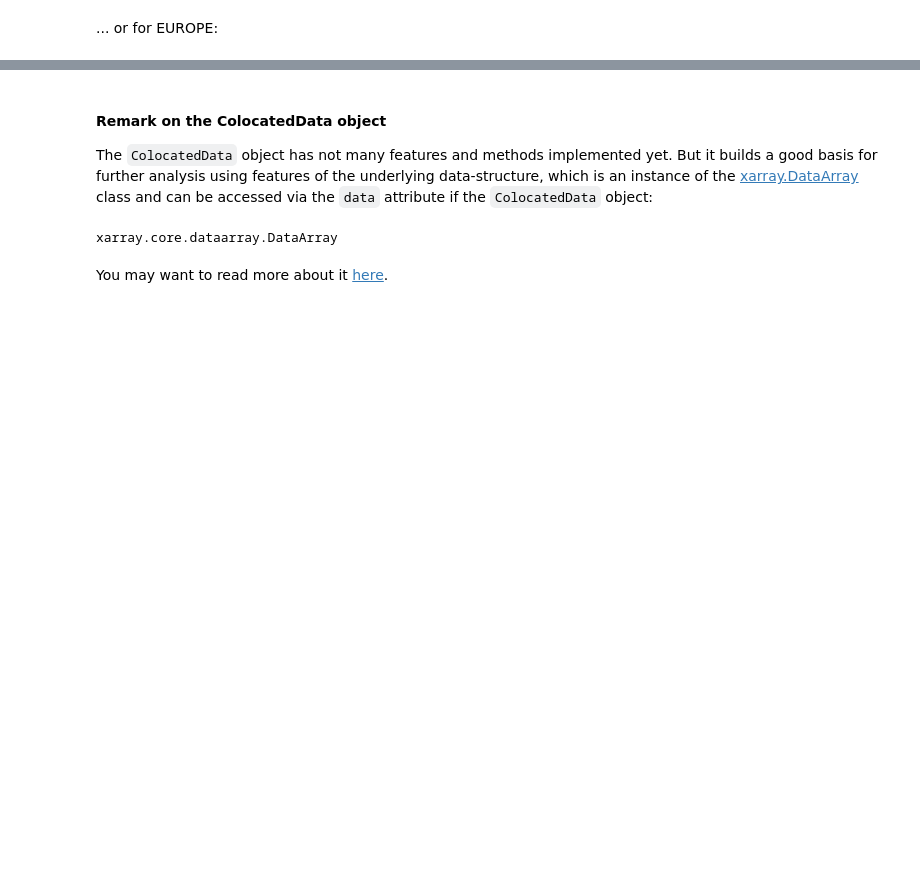
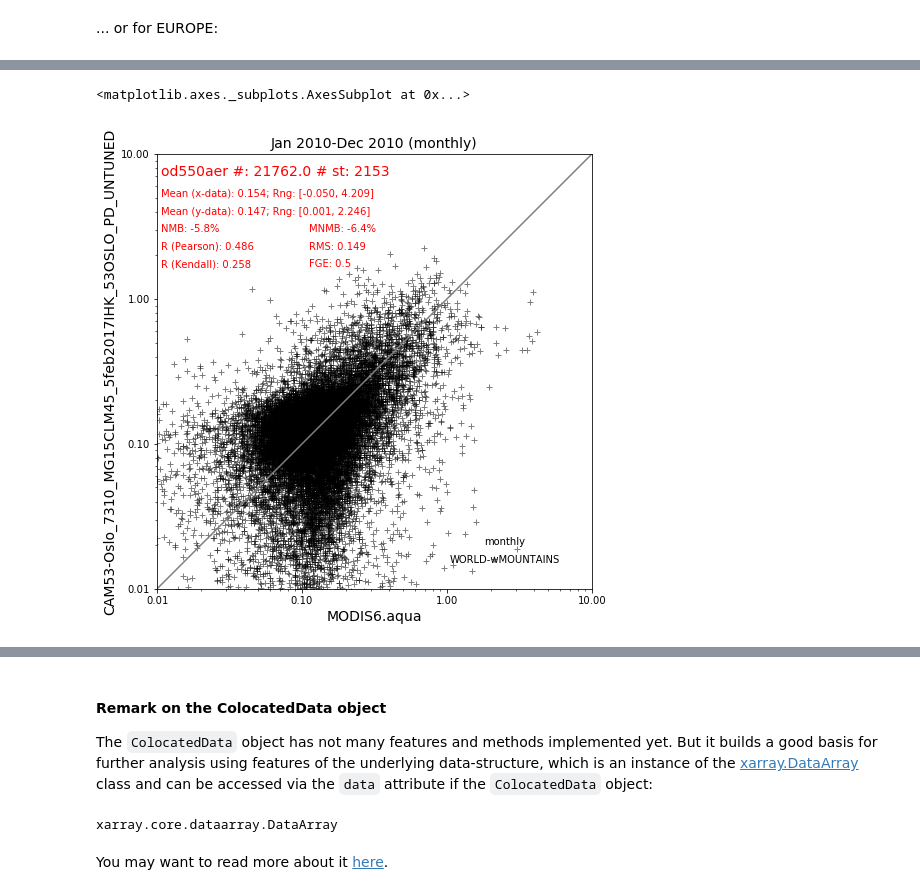
Before and after one commit to metno/pyaerocom-tutorials, a Jupyter notebook: notebooks/tut00_get_started.ipynb, the cells around one changed output, grey strips where cells are left out. Drawn from its saved outputs; the diff is of its cells as text; code cells hidden in the pictures; blank space fills up the shorter version.

```diff
--- a/notebooks/tut00_get_started.ipynb
+++ b/notebooks/tut00_get_started.ipynb
@@ -560,0 +580,5 @@ Successfully interpolated cube
+# %%
+col_modis_monthly.plot_scatter()
+# %% [output]
+<matplotlib.axes._subplots.AxesSubplot at 0x...>
+[figure, added]
```
Also changed, not shown: parts of 30 cells of this notebook, 12 other files.
